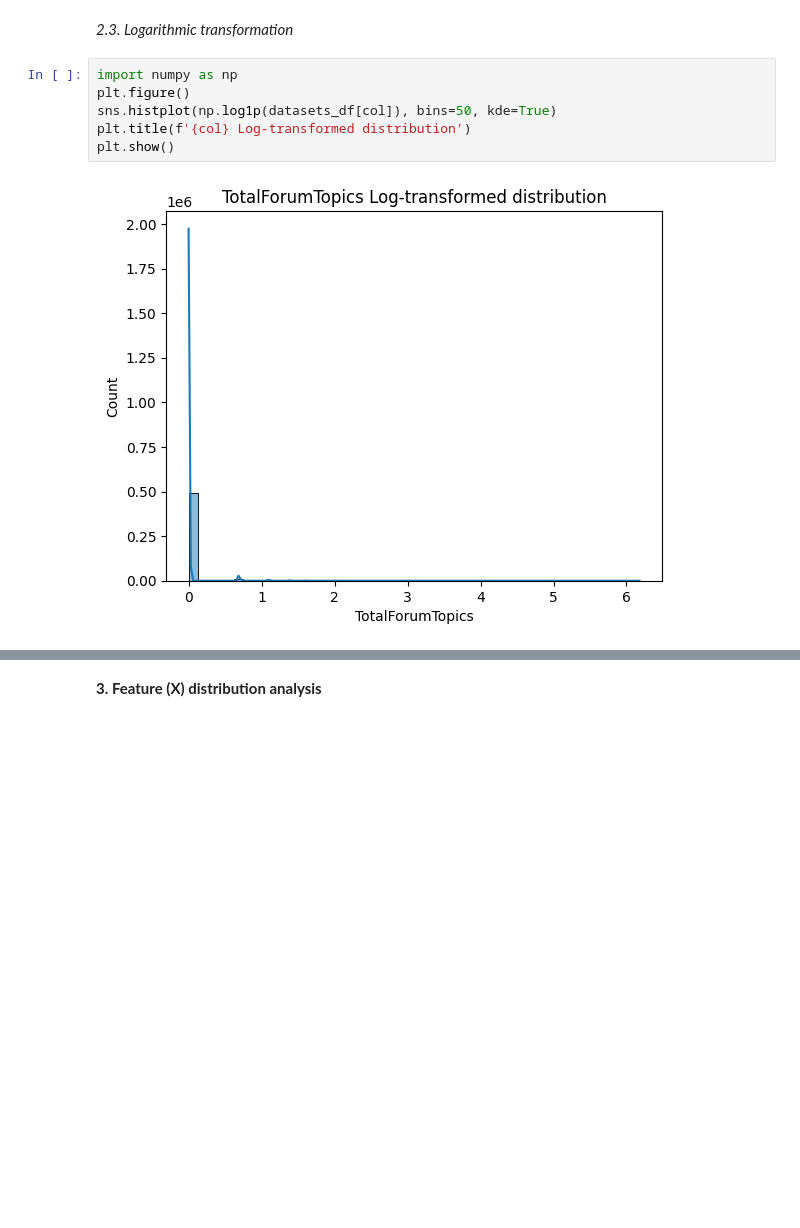
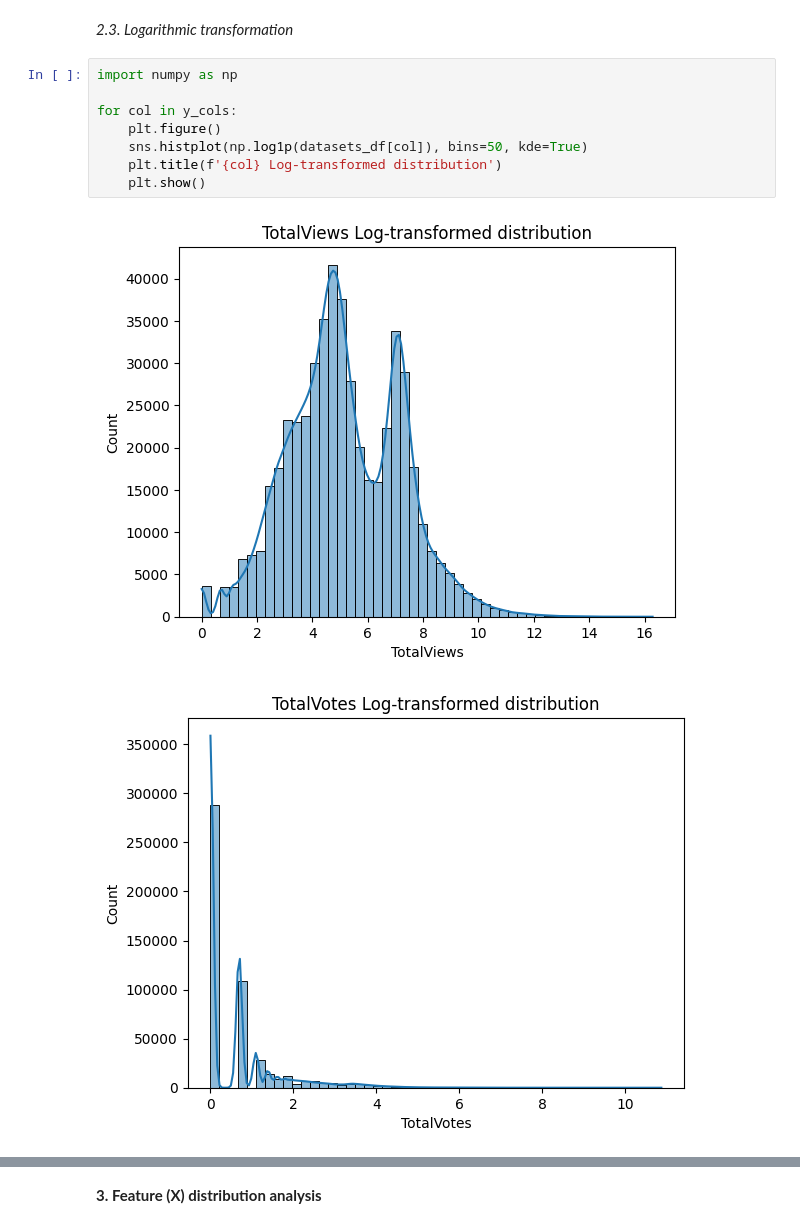
Before and after one commit to faseeh-quraishi/KaggleDatasetsEngagementPrediction-MetaKaggleHackathon, a Jupyter notebook: meta-kaggle-competition.ipynb, the cells around one changed output, grey strips where cells are left out. Saved outputs shown, nothing was run; the diff lists cells and outputs as text; blank space fills up the shorter version.

```diff
--- a/meta-kaggle-competition.ipynb
+++ b/meta-kaggle-competition.ipynb
@@ -198,9 +198,12 @@ plt.show()
 *2.3. Logarithmic transformation*
 # %%
 import numpy as np
-plt.figure()
-sns.histplot(np.log1p(datasets_df[col]), bins=50, kde=True)
-plt.title(f'{col} Log-transformed distribution')
-plt.show()
+
+for col in y_cols:
+    plt.figure()
+    sns.histplot(np.log1p(datasets_df[col]), bins=50, kde=True)
+    plt.title(f'{col} Log-transformed distribution')
+    plt.show()
 # %% [output]
-[figure, old version]
+[figure, new version]
+[figure, added]
```
Also changed, not shown: parts of 19 cells of this notebook.
